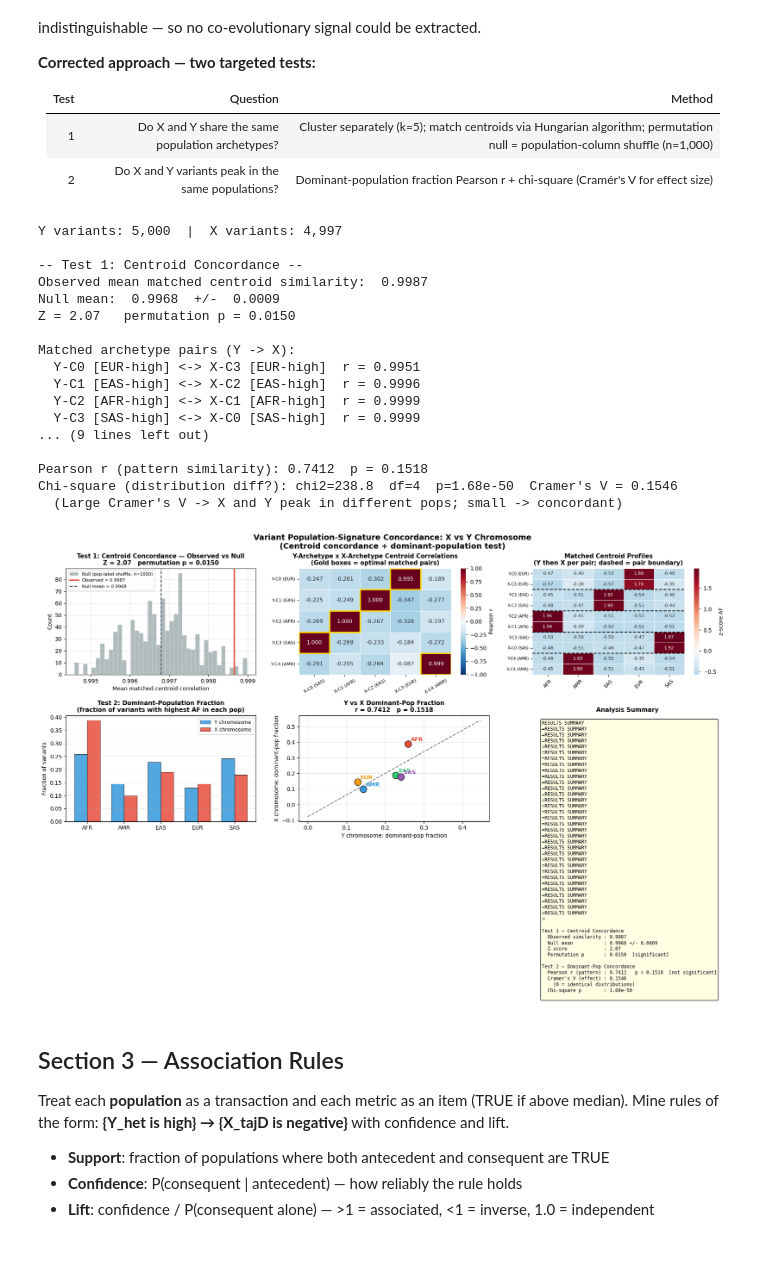
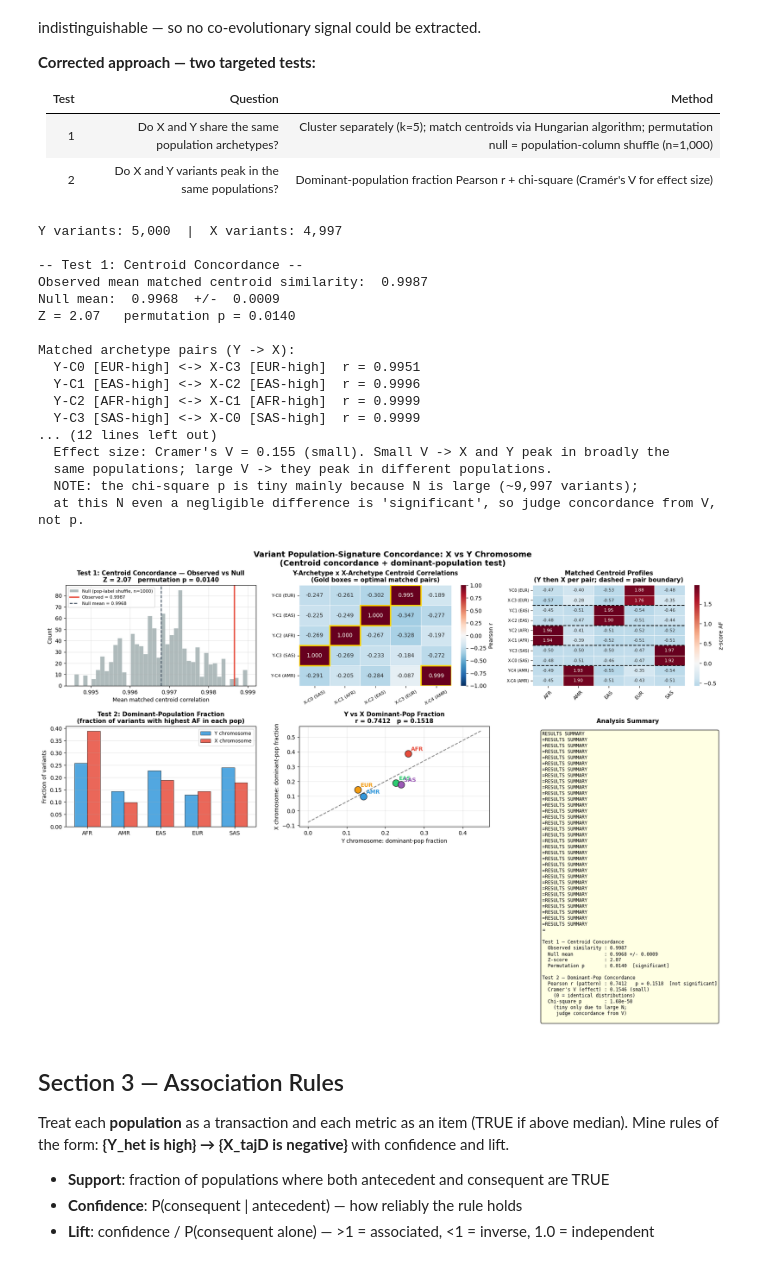
Before and after one commit to aaditya-singhh/1000-genome-project, a Jupyter notebook: Code/xy_coevolution_updated.ipynb, the cells around one changed output. Saved outputs shown, nothing was run; the diff lists cells and outputs as text; code cells hidden in the pictures.

```diff
--- a/Code/xy_coevolution_updated.ipynb
+++ b/Code/xy_coevolution_updated.ipynb
@@ -434,8 +457,12 @@ print(f"{'Pop':<6} {'Y_frac':>8} {'X_frac':>8}")
 for i, pop in enumerate(POP_COLS):
     print(f"{pop:<6} {y_dom_frac[i]:>8.4f} {x_dom_frac[i]:>8.4f}")
 print(f"\nPearson r (pattern similarity): {r_dom:.4f}  p = {p_dom:.4f}")
+v_mag = 'small' if cramers_v < 0.2 else ('moderate' if cramers_v < 0.4 else 'large')
 print(f"Chi-square (distribution diff?): chi2={chi2_stat:.1f}  df={dof}  p={p_chi2:.2e}  Cramer's V = {cramers_v:.4f}")
-print("  (Large Cramer's V -> X and Y peak in different pops; small -> concordant)")
+print(f"  Effect size: Cramer's V = {cramers_v:.3f} ({v_mag}). Small V -> X and Y peak in broadly the")
+print(f"  same populations; large V -> they peak in different populations.")
+print(f"  NOTE: the chi-square p is tiny mainly because N is large (~{int(contingency.sum()):,} variants);")
+print(f"  at this N even a negligible difference is 'significant', so judge concordance from V, not p.")
 
 # ── Figure ───────────────────────────────────────────────────────────────────
 fig, axes = plt.subplots(2, 3, figsize=(18, 11))
@@ -540,42 +567,44 @@ summary = (
     f"  Permutation p       : {p_cent:.4f}  [{sig1}]\n\n"
     f"Test 2 — Dominant-Pop Concordance\n"
     f"  Pearson r (pattern) : {r_dom:.4f}   p = {p_dom:.4f}  [{sig2}]\n"
-    f"  Cramer's V (effect) : {cramers_v:.4f}\n"
+    f"  Cramer's V (effect) : {cramers_v:.4f} ({v_mag})\n"
     f"    (0 = identical distributions)\n"
     f"  Chi-square p        : {p_chi2:.2e}\n"
+    f"    (tiny only due to large N;\n"
+    f"     judge concordance from V)\n"
 )
 axes[1, 2].text(0.05, 0.95, summary, transform=axes[1, 2].transAxes,
                 fontsize=8.5, va='top', fontfamily='monospace',
                 bbox=dict(boxstyle='round', facecolor='lightyellow', alpha=0.9))
 axes[1, 2].axis('off')
 axes[1, 2].set_title('Analysis Summary', fontsize=11, fontweight='bold')
 
 plt.suptitle('Variant Population-Signature Concordance: X vs Y Chromosome\n'
              '(Centroid concordance + dominant-population test)',
              fontsize=14, fontweight='bold')
 plt.tight_layout()
 plt.savefig("/Users/aaditya/VS Code/1000 genome project/Output /coevo_10_sig_corr.png",
             dpi=150, bbox_inches='tight')
 plt.show()
 # %% [output]
 Y variants: 5,000  |  X variants: 4,997
 
 -- Test 1: Centroid Concordance --
 Observed mean matched centroid similarity:  0.9987
 Null mean:  0.9968  +/-  0.0009
-Z = 2.07   permutation p = 0.0150
+Z = 2.07   permutation p = 0.0140
 
 Matched archetype pairs (Y -> X):
   Y-C0 [EUR-high] <-> X-C3 [EUR-high]  r = 0.9951
   Y-C1 [EAS-high] <-> X-C2 [EAS-high]  r = 0.9996
   Y-C2 [AFR-high] <-> X-C1 [AFR-high]  r = 0.9999
   Y-C3 [SAS-high] <-> X-C0 [SAS-high]  r = 0.9999
-... (9 lines left out)
-
-Pearson r (pattern similarity): 0.7412  p = 0.1518
-Chi-square (distribution diff?): chi2=238.8  df=4  p=1.68e-50  Cramer's V = 0.1546
-  (Large Cramer's V -> X and Y peak in different pops; small -> concordant)
+... (12 lines left out)
+  Effect size: Cramer's V = 0.155 (small). Small V -> X and Y peak in broadly the
+  same populations; large V -> they peak in different populations.
+  NOTE: the chi-square p is tiny mainly because N is large (~9,997 variants);
+  at this N even a negligible difference is 'significant', so judge concordance from V, not p.
-[figure, old version]
+[figure, new version]
 # %% [markdown]
 ## Section 3 — Association Rules
 
```
Also changed, not shown: parts of 6 cells of this notebook.
